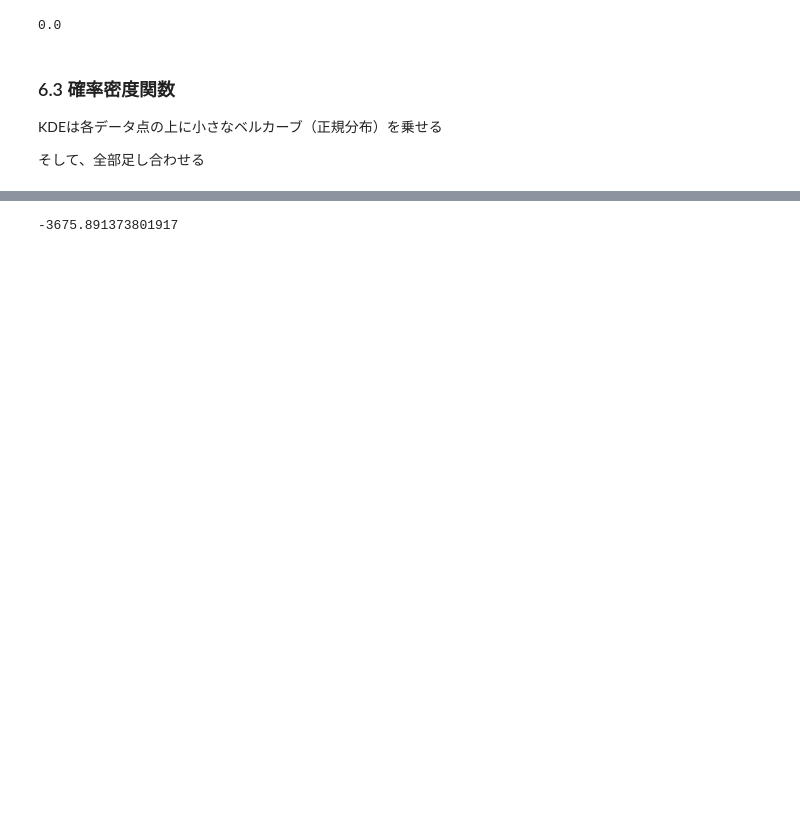
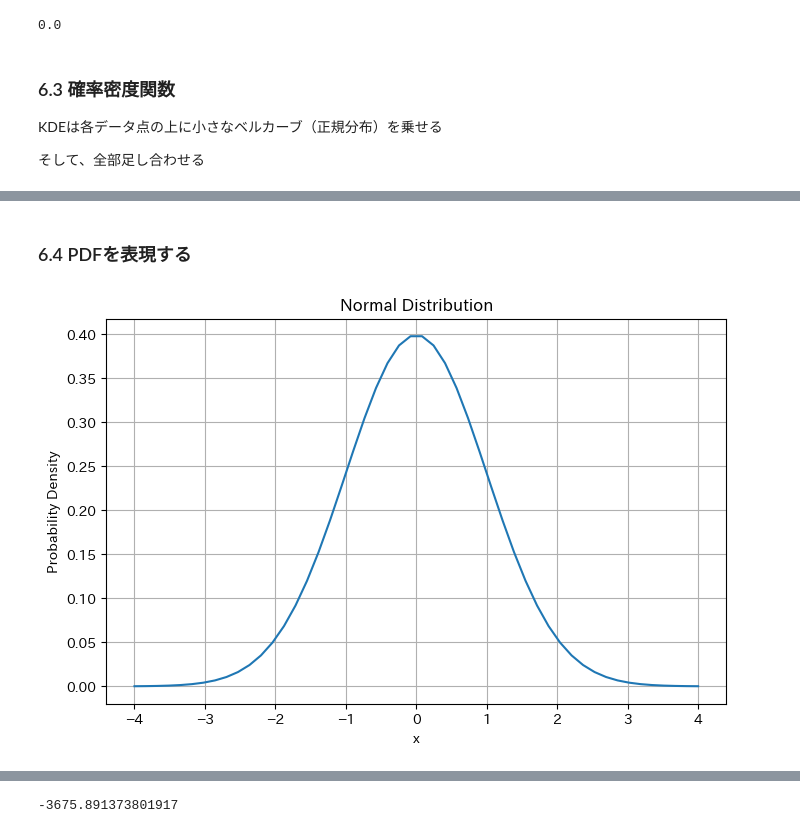
Before and after one commit to HiroshiATakano/ThinkBayes, a Jupyter notebook: 6. 決定分析.ipynb, the cells around one changed output, grey strips where cells are left out. Drawn from its saved outputs; the diff is of its cells as text; code cells hidden in the pictures; blank space fills up the shorter version.

```diff
--- a/6. 決定分析.ipynb
+++ b/6. 決定分析.ipynb
@@ -215,0 +237,2 @@ plt.grid(True)
+# %% [markdown]
+### 6.4 PDFを表現する
@@ -215,0 +328,19 @@ plt.grid(True)
+# %%
+# パラメータ
+mu = 0
+sigma = 1
+
+# xの範囲
+x = np.linspace(mu - 4*sigma, mu + 4*sigma)
+
+pdf = GaussianPdf(mu, sigma)
+y = pdf.Density(x)
+
+plt.figure(figsize=(8,5))
+plt.plot(x, y, label=f"mu={mu}, sigma={sigma}")
+plt.title("Normal Distribution")
+plt.ylabel("Probability Density")
+plt.xlabel("x")
+plt.grid(True)
+# %% [output]
+[figure, added]
```
Also changed, not shown: parts of 81 cells of this notebook, 3 other files.
